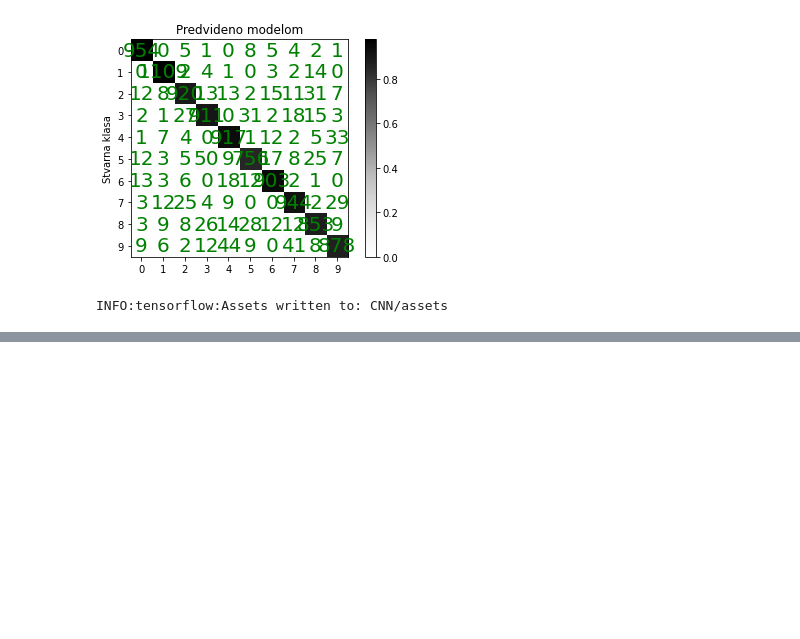
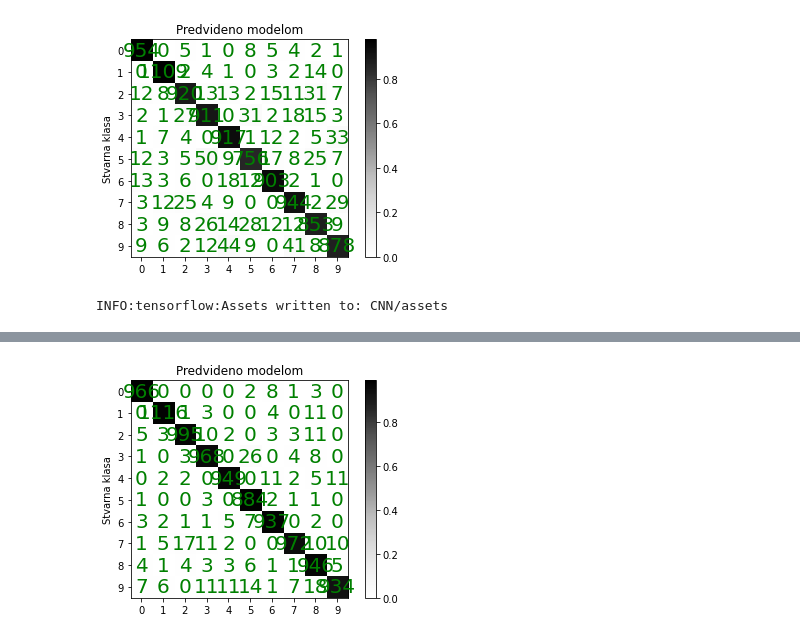
Before and after one commit to AndrejaGojic/rusu7, a Jupyter notebook: LV7.ipynb, the cells around one changed output, grey strips where cells are left out. Drawn from its saved outputs; the diff is of its cells as text; code cells hidden in the pictures; blank space fills up the shorter version.

```diff
--- a/LV7.ipynb
+++ b/LV7.ipynb
@@ -139,3 +139,92 @@ Epoch 5/5
 [figure]
 [figure]
 INFO:tensorflow:Assets written to: CNN/assets
+# %%
+import numpy as np
+from tensorflow import keras
+from tensorflow.keras import layers
+from matplotlib import pyplot as plt
+from sklearn.metrics import confusion_matrix
+
+#zadaztak 1 cnn
+
+# Model / data parameters
+num_classes = 10
+input_shape = (28, 28, 1)
+
+# train i test podaci
+(x_train, y_train), (x_test, y_test) = keras.datasets.mnist.load_data()
+
+# prikaz karakteristika train i test podataka
+print('Train: X=%s, y=%s' % (x_train.shape, y_train.shape))
+print('Test: X=%s, y=%s' % (x_test.shape, y_test.shape))
+
+# TODO: prikazi nekoliko slika iz train skupa
+
+f, axarr = plt.subplots(2,2)
+axarr[0,0].imshow(x_train[0])
+axarr[0,1].imshow(x_train[1])
+axarr[1,0].imshow(x_train[2])
+axarr[1,1].imshow(x_train[3])
+
+
+# skaliranje slike na raspon [0,1]
+x_train_s = x_train.astype("float32") / 255
+x_test_s = x_test.astype("float32") / 255
+
+# slike trebaju biti (28, 28, 1)
+x_train_s = np.expand_dims(x_train_s, -1)
+x_test_s = np.expand_dims(x_test_s, -1)
+
+print("x_train shape:", x_train_s.shape)
+print(x_train_s.shape[0], "train samples")
+print(x_test_s.shape[0], "test samples")
+
+
+# pretvori labele
+y_train_s = keras.utils.to_categorical(y_train, num_classes)
+y_test_s = keras.utils.to_categorical(y_test, num_classes)
+
+
+# TODO: kreiraj model pomocu keras.Sequential(); prikazi njegovu strukturu
+
+model = keras.Sequential()
+model.add(keras.Input(shape=input_shape))
+model.add(layers.Conv2D(8, kernel_size=(3,3), padding='same', activation="relu"))
+model.add(layers.MaxPool2D(pool_size=(2,2), strides=(2,2)))
+model.add(layers.Conv2D(10, kernel_size=(3,3), padding='same', activation="relu"))
+model.add(layers.MaxPool2D(pool_size=(2,2), strides=(2,2)))
+model.add(layers.Flatten())
+model.add(layers.Dense(units=10, activation='relu'))
+model.add(layers.Dense(units=10, activation='softmax'))
+model.summary()
+
+
+# TODO: definiraj karakteristike procesa ucenja pomocu .compile()
+
+model.compile(loss='categorical_crossentropy', optimizer='sgd', metrics=['accuracy'])
+
+# TODO: provedi ucenje mreze
+#fit
+
+model.fit(x_train_s, y_train_s, epochs=5, batch_size=32)
+
+# TODO: Prikazi test accuracy i matricu zabune
+loss_and_metrics = model.evaluate(x_test_s, y_test_s, batch_size=128)
+print(loss_and_metrics)
+predict = model.predict(x_test_s, batch_size=128)
+
+for i in predict:
+  for j in range(len(i)):
+    if(np.max(i)==i[j]):
+      i[j]=1
+    else:
+      i[j]=0
+
+
+conf_matrix=confusion_matrix(y_test_s.argmax(axis=1),predict.argmax(axis=1))
+plot_confusion_matrix(conf_matrix)
+
+# TODO: spremi model
+model.save("CNN/")
+# %% [output]
@@ -141,0 +249 @@ INFO:tensorflow:Assets written to: CNN/assets
+[figure, added]
```
Also changed, not shown: parts of 2 cells of this notebook.
